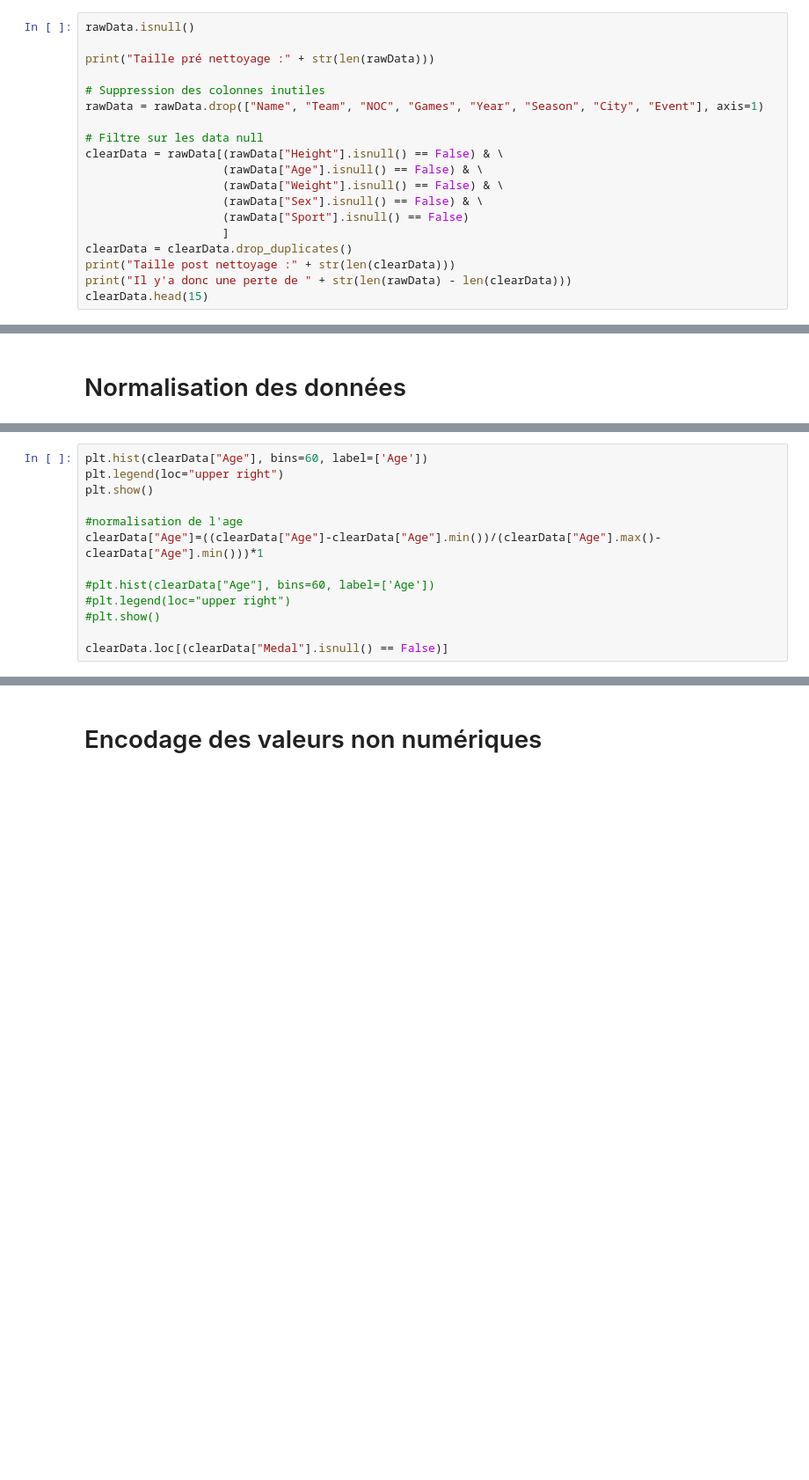
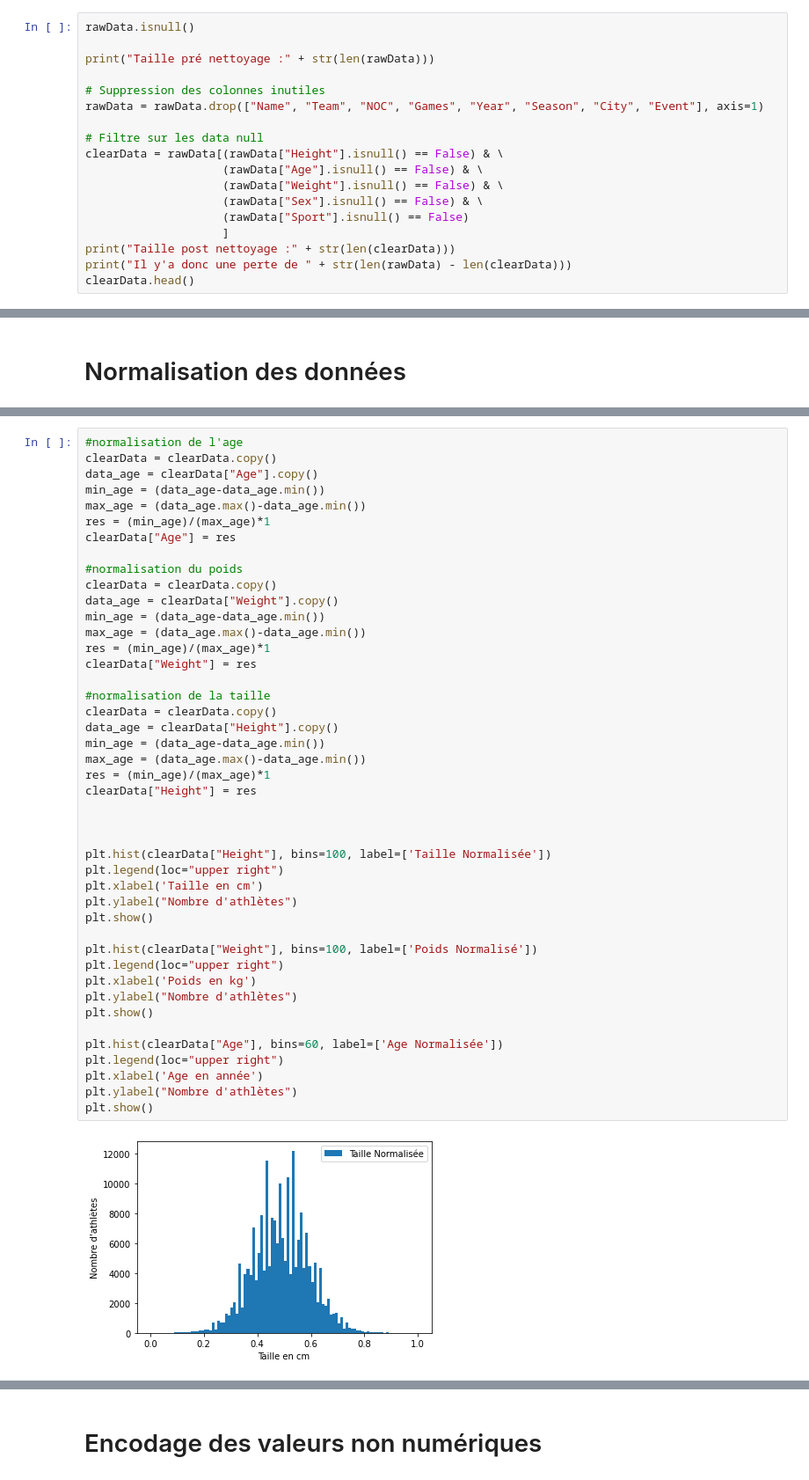
Before and after one commit to NT-me/CFA_Data_Science, a Jupyter notebook: main.ipynb, the cells around one changed output, grey strips where cells are left out. Shown at 88% size. Drawn from its saved outputs; the diff is of its cells as text; blank space fills up the shorter version.

```diff
--- a/main.ipynb
+++ b/main.ipynb
@@ -117,7 +113,6 @@ clearData = rawData[(rawData["Height"].isnull() == False) & \
                     (rawData["Sex"].isnull() == False) & \
                     (rawData["Sport"].isnull() == False)
                     ]
-clearData = clearData.drop_duplicates()
 print("Taille post nettoyage :" + str(len(clearData)))
 print("Il y'a donc une perte de " + str(len(rawData) - len(clearData)))
-clearData.head(15)
+clearData.head()
@@ -154,13 +130,0 @@ clearData["Weight"]=((clearData["Weight"]-clearData["Weight"].min())/(clearData[
-# %%
-plt.hist(clearData["Age"], bins=60, label=['Age'])
-plt.legend(loc="upper right")
-plt.show()
-
-#normalisation de l'age
-clearData["Age"]=((clearData["Age"]-clearData["Age"].min())/(clearData["Age"].max()-clearData["Age"].min()))*1
-
-#plt.hist(clearData["Age"], bins=60, label=['Age'])
-#plt.legend(loc="upper right")
-#plt.show()
-
-clearData.loc[(clearData["Medal"].isnull() == False)]
@@ -168,0 +133,46 @@ NameError: name 'plt' is not defined
+# %%
+#normalisation de l'age
+clearData = clearData.copy()
+data_age = clearData["Age"].copy()
+min_age = (data_age-data_age.min())
+max_age = (data_age.max()-data_age.min())
+res = (min_age)/(max_age)*1
+clearData["Age"] = res
+
+#normalisation du poids
+clearData = clearData.copy()
+data_age = clearData["Weight"].copy()
+min_age = (data_age-data_age.min())
+max_age = (data_age.max()-data_age.min())
+res = (min_age)/(max_age)*1
+clearData["Weight"] = res
+
+#normalisation de la taille
+clearData = clearData.copy()
+data_age = clearData["Height"].copy()
+min_age = (data_age-data_age.min())
+max_age = (data_age.max()-data_age.min())
+res = (min_age)/(max_age)*1
+clearData["Height"] = res
+
+
+
+plt.hist(clearData["Height"], bins=100, label=['Taille Normalisée'])
+plt.legend(loc="upper right")
+plt.xlabel('Taille en cm')
+plt.ylabel("Nombre d'athlètes")
+plt.show()
+
+plt.hist(clearData["Weight"], bins=100, label=['Poids Normalisé'])
+plt.legend(loc="upper right")
+plt.xlabel('Poids en kg')
+plt.ylabel("Nombre d'athlètes")
+plt.show()
+
+plt.hist(clearData["Age"], bins=60, label=['Age Normalisée'])
+plt.legend(loc="upper right")
+plt.xlabel('Age en année')
+plt.ylabel("Nombre d'athlètes")
+plt.show()
+# %% [output]
+[figure, added]
```
Also changed, not shown: parts of 30 cells of this notebook.
